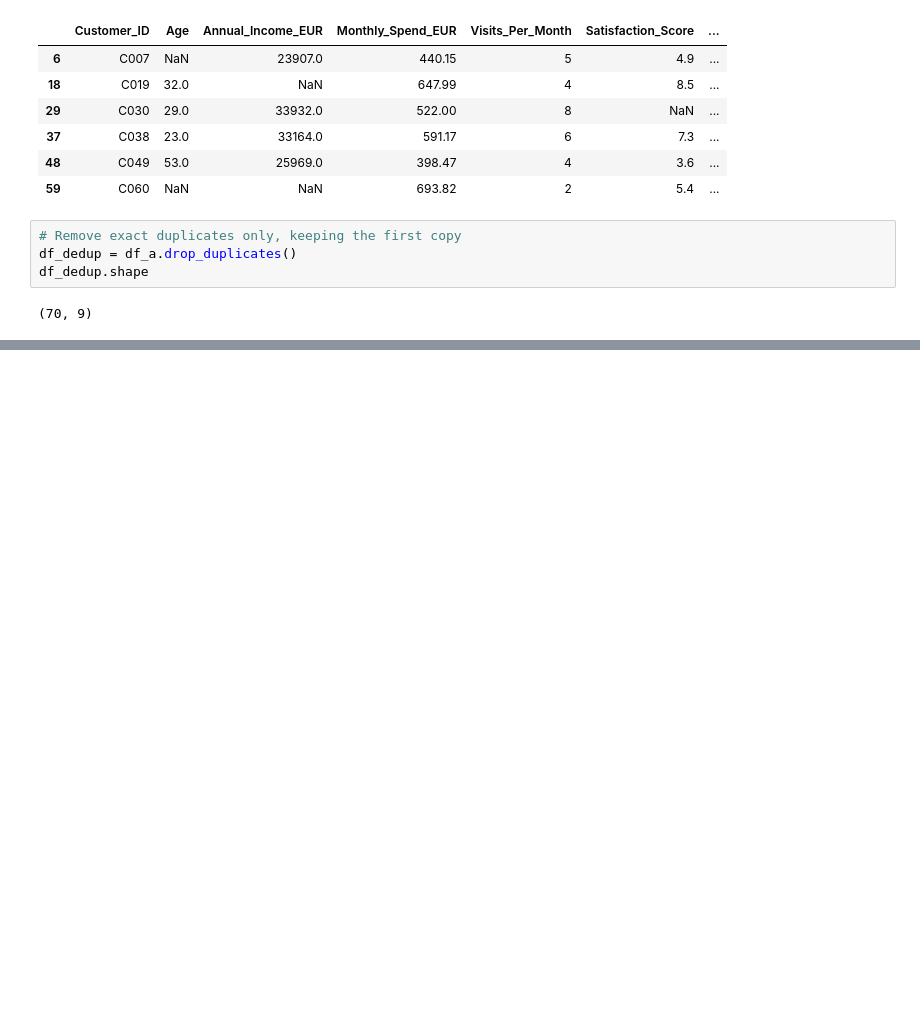
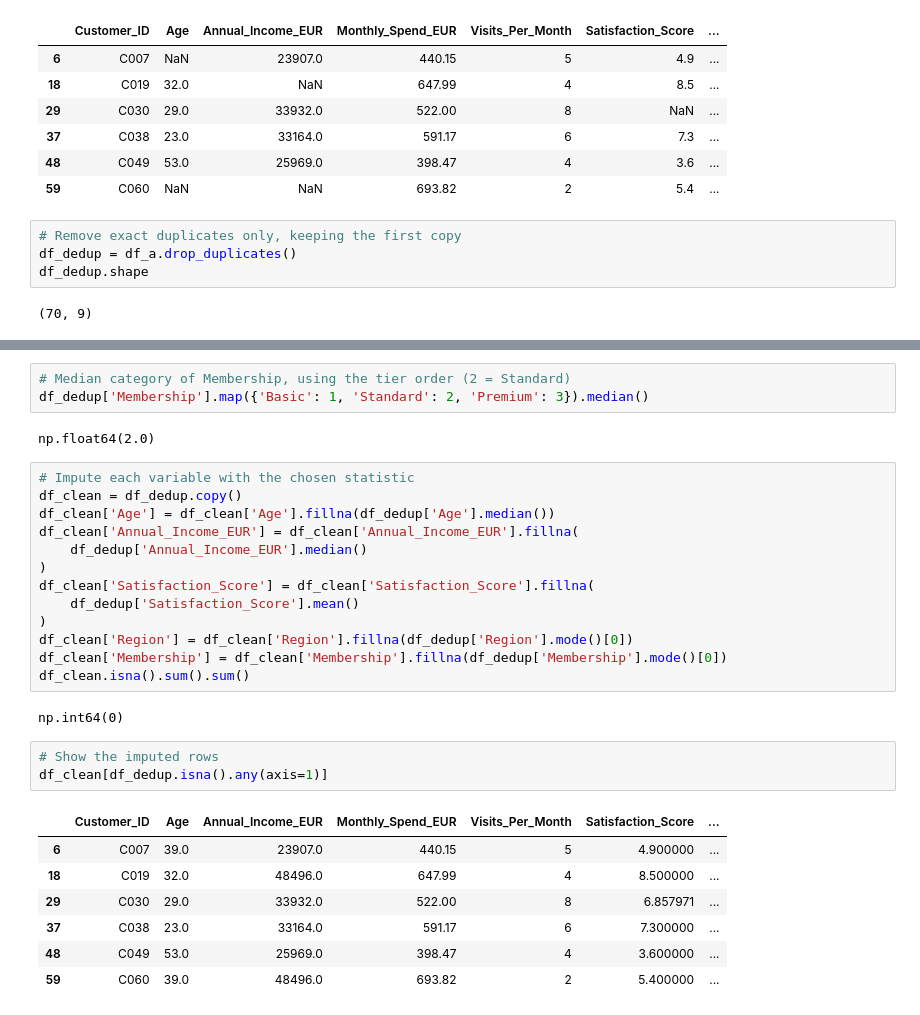
Before and after one commit to Ri-Dearg/da-labs, a Jupyter notebook: lab3_transform_regression.ipynb, the cells around one changed output, grey strips where cells are left out. Saved outputs shown, nothing was run; the diff lists cells and outputs as text; blank space fills up the shorter version.

```diff
--- a/lab3_transform_regression.ipynb
+++ b/lab3_transform_regression.ipynb
@@ -242,0 +308,31 @@ df_dedup.shape
+# %%
+# Median category of Membership, using the tier order (2 = Standard)
+df_dedup['Membership'].map({'Basic': 1, 'Standard': 2, 'Premium': 3}).median()
+# %% [output]
+np.float64(2.0)
+# %%
+# Impute each variable with the chosen statistic
+df_clean = df_dedup.copy()
+df_clean['Age'] = df_clean['Age'].fillna(df_dedup['Age'].median())
+df_clean['Annual_Income_EUR'] = df_clean['Annual_Income_EUR'].fillna(
+    df_dedup['Annual_Income_EUR'].median()
+)
+df_clean['Satisfaction_Score'] = df_clean['Satisfaction_Score'].fillna(
+    df_dedup['Satisfaction_Score'].mean()
+)
+df_clean['Region'] = df_clean['Region'].fillna(df_dedup['Region'].mode()[0])
+df_clean['Membership'] = df_clean['Membership'].fillna(df_dedup['Membership'].mode()[0])
+df_clean.isna().sum().sum()
+# %% [output]
+np.int64(0)
+# %%
+# Show the imputed rows
+df_clean[df_dedup.isna().any(axis=1)]
+# %% [output]
+|  | Customer_ID | Age | Annual_Income_EUR | Monthly_Spend_EUR | Visits_Per_Month | Satisfaction_Score | ... |
+| 6 | C007 | 39.0 | 23907.0 | 440.15 | 5 | 4.900000 | ... |
+| 18 | C019 | 32.0 | 48496.0 | 647.99 | 4 | 8.500000 | ... |
+| 29 | C030 | 29.0 | 33932.0 | 522.00 | 8 | 6.857971 | ... |
+| 37 | C038 | 23.0 | 33164.0 | 591.17 | 6 | 7.300000 | ... |
+| 48 | C049 | 53.0 | 25969.0 | 398.47 | 4 | 3.600000 | ... |
+| 59 | C060 | 39.0 | 48496.0 | 693.82 | 2 | 5.400000 | ... |
```
Also changed, not shown: parts of 8 cells of this notebook.
